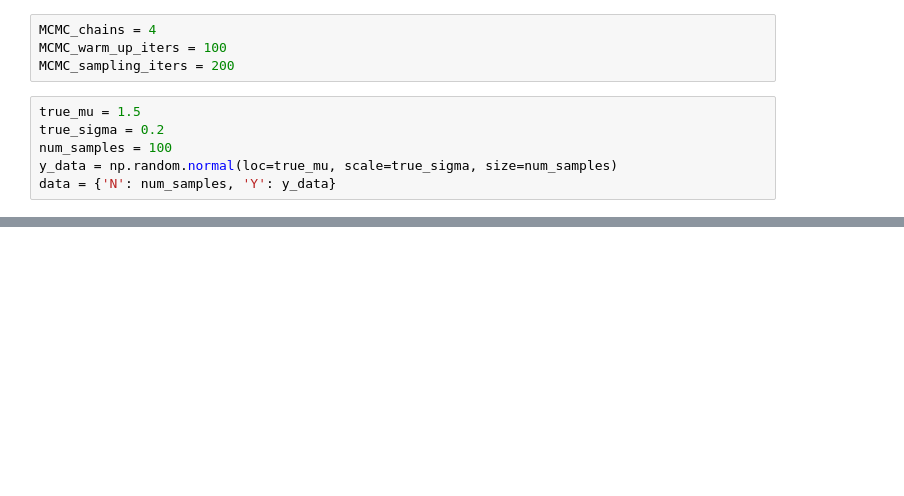
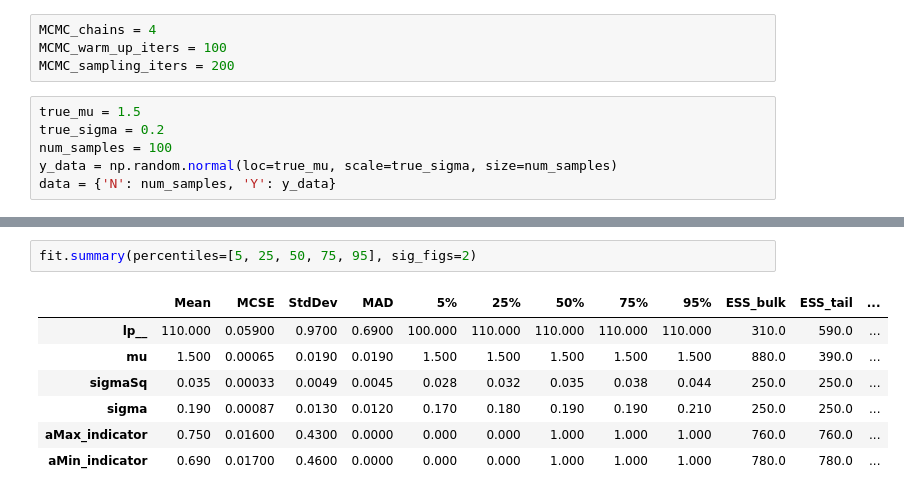
Before and after one commit to fontanads/statsdojo, a Jupyter notebook: stan/examples/lambert/ch16/ch16.ipynb, the cells around one changed output, grey strips where cells are left out. Cells and saved outputs as stored; diff of their text form; blank space fills up the shorter version.

```diff
--- a/stan/examples/lambert/ch16/ch16.ipynb
+++ b/stan/examples/lambert/ch16/ch16.ipynb
@@ -58,0 +160,10 @@ fit.summary()
+# %%
+fit.summary(percentiles=[5, 25, 50, 75, 95], sig_figs=2)
+# %% [output]
+|  | Mean | MCSE | StdDev | MAD | 5% | 25% | 50% | 75% | 95% | ESS_bulk | ESS_tail | ... |
+| lp__ | 110.000 | 0.05900 | 0.9700 | 0.6900 | 100.000 | 110.000 | 110.000 | 110.000 | 110.000 | 310.0 | 590.0 | ... |
+| mu | 1.500 | 0.00065 | 0.0190 | 0.0190 | 1.500 | 1.500 | 1.500 | 1.500 | 1.500 | 880.0 | 390.0 | ... |
+| sigmaSq | 0.035 | 0.00033 | 0.0049 | 0.0045 | 0.028 | 0.032 | 0.035 | 0.038 | 0.044 | 250.0 | 250.0 | ... |
+| sigma | 0.190 | 0.00087 | 0.0130 | 0.0120 | 0.170 | 0.180 | 0.190 | 0.190 | 0.210 | 250.0 | 250.0 | ... |
+| aMax_indicator | 0.750 | 0.01600 | 0.4300 | 0.0000 | 0.000 | 0.000 | 1.000 | 1.000 | 1.000 | 760.0 | 760.0 | ... |
+| aMin_indicator | 0.690 | 0.01700 | 0.4600 | 0.0000 | 0.000 | 0.000 | 1.000 | 1.000 | 1.000 | 780.0 | 780.0 | ... |
```
Also changed, not shown: parts of 22 cells of this notebook, 3 other files.
